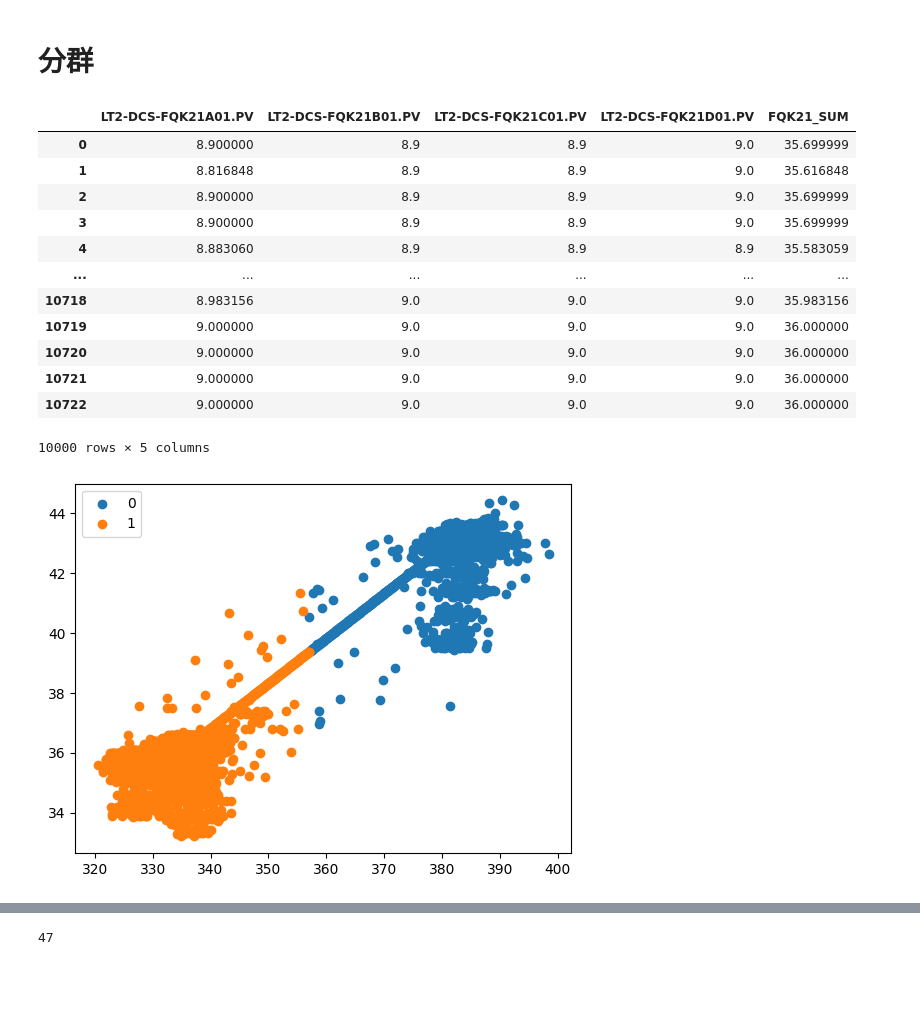
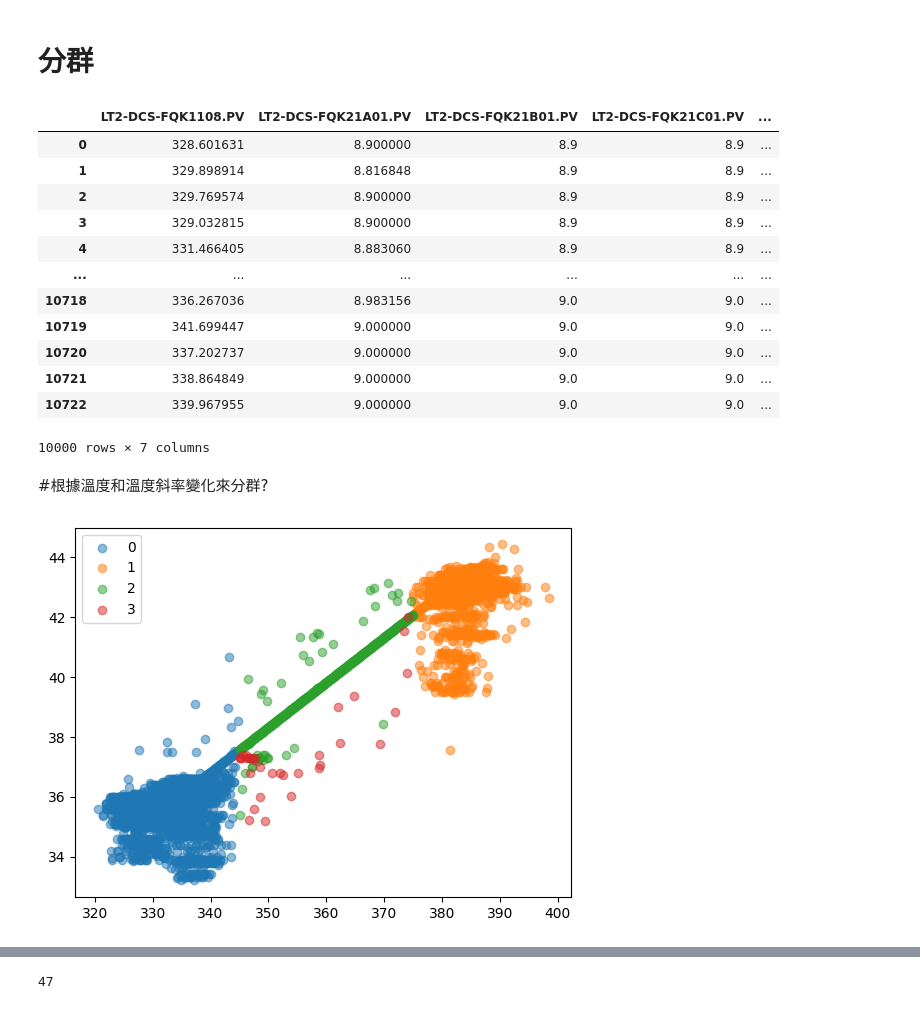
Before and after one commit to skywalker0803r/SCR, a Jupyter notebook: SCR_transformer.ipynb, the cells around one changed output, grey strips where cells are left out. Saved outputs shown, nothing was run; the diff lists cells and outputs as text; code cells hidden in the pictures; blank space fills up the shorter version.

```diff
--- a/SCR_transformer.ipynb
+++ b/SCR_transformer.ipynb
@@ -238,0 +241,4 @@ df
+# %%
+df["slope"] = df["LT2-DCS-FQK1108.PV"].diff()
+df['slope'].fillna(0,inplace=True)
+df['slope']
@@ -242,18 +261,18 @@ df
 A = ['LT2-DCS-FQK1108.PV']
 B = ['LT2-DCS-FQK21A01.PV','LT2-DCS-FQK21B01.PV','LT2-DCS-FQK21C01.PV','LT2-DCS-FQK21D01.PV']
 df['FQK21_SUM'] = df[['LT2-DCS-FQK21A01.PV','LT2-DCS-FQK21B01.PV','LT2-DCS-FQK21C01.PV','LT2-DCS-FQK21D01.PV']].sum(axis=1)
-df[['LT2-DCS-FQK21A01.PV','LT2-DCS-FQK21B01.PV','LT2-DCS-FQK21C01.PV','LT2-DCS-FQK21D01.PV','FQK21_SUM']]
+df[['LT2-DCS-FQK1108.PV','LT2-DCS-FQK21A01.PV','LT2-DCS-FQK21B01.PV','LT2-DCS-FQK21C01.PV','LT2-DCS-FQK21D01.PV','FQK21_SUM','slope']]
 # %% [output]
-|  | LT2-DCS-FQK21A01.PV | LT2-DCS-FQK21B01.PV | LT2-DCS-FQK21C01.PV | LT2-DCS-FQK21D01.PV | FQK21_SUM |
-| 0 | 8.900000 | 8.9 | 8.9 | 9.0 | 35.699999 |
-| 1 | 8.816848 | 8.9 | 8.9 | 9.0 | 35.616848 |
-| 2 | 8.900000 | 8.9 | 8.9 | 9.0 | 35.699999 |
-| 3 | 8.900000 | 8.9 | 8.9 | 9.0 | 35.699999 |
-| 4 | 8.883060 | 8.9 | 8.9 | 8.9 | 35.583059 |
+|  | LT2-DCS-FQK1108.PV | LT2-DCS-FQK21A01.PV | LT2-DCS-FQK21B01.PV | LT2-DCS-FQK21C01.PV | ... |
+| 0 | 328.601631 | 8.900000 | 8.9 | 8.9 | ... |
+| 1 | 329.898914 | 8.816848 | 8.9 | 8.9 | ... |
+| 2 | 329.769574 | 8.900000 | 8.9 | 8.9 | ... |
+| 3 | 329.032815 | 8.900000 | 8.9 | 8.9 | ... |
+| 4 | 331.466405 | 8.883060 | 8.9 | 8.9 | ... |
 | ... | ... | ... | ... | ... | ... |
-| 10718 | 8.983156 | 9.0 | 9.0 | 9.0 | 35.983156 |
-| 10719 | 9.000000 | 9.0 | 9.0 | 9.0 | 36.000000 |
-| 10720 | 9.000000 | 9.0 | 9.0 | 9.0 | 36.000000 |
-| 10721 | 9.000000 | 9.0 | 9.0 | 9.0 | 36.000000 |
-| 10722 | 9.000000 | 9.0 | 9.0 | 9.0 | 36.000000 |
+| 10718 | 336.267036 | 8.983156 | 9.0 | 9.0 | ... |
+| 10719 | 341.699447 | 9.000000 | 9.0 | 9.0 | ... |
+| 10720 | 337.202737 | 9.000000 | 9.0 | 9.0 | ... |
+| 10721 | 338.864849 | 9.000000 | 9.0 | 9.0 | ... |
+| 10722 | 339.967955 | 9.000000 | 9.0 | 9.0 | ... |
-10000 rows × 5 columns
+10000 rows × 7 columns
@@ -265,9 +279,16 @@ labels = kmeans.fit(df[['LT2-DCS-FQK1108.PV','FQK21_SUM']]).labels_
+# %% [markdown]
+#根據溫度和溫度斜率變化來分群?
+# %%
+df.loc[df['LT2-DCS-FQK1108.PV']<345,'label'] = 0
+df.loc[df['LT2-DCS-FQK1108.PV']>375,'label'] = 1
+df.loc[(df['LT2-DCS-FQK1108.PV']<375)&(df['LT2-DCS-FQK1108.PV']>345)&(df['slope']>0),'label'] = 2
+df.loc[(df['LT2-DCS-FQK1108.PV']<375)&(df['LT2-DCS-FQK1108.PV']>345)&(df['slope']<0),'label'] = 3
 # %%
 import matplotlib.pyplot as plt
 
-for i in range(2):
-    plt.scatter(df.loc[labels == i, "LT2-DCS-FQK1108.PV"], df.loc[labels == i, "FQK21_SUM"], label=i)
+for i in range(4):
+    plt.scatter(df.loc[df['label'] == i, "LT2-DCS-FQK1108.PV"], df.loc[df['label'] == i, "FQK21_SUM"], label=i,alpha=0.5)
 plt.legend()
 plt.show()
 # %% [output]
-[figure, old version]
+[figure, new version]
```
Also changed, not shown: parts of 20 cells of this notebook.
